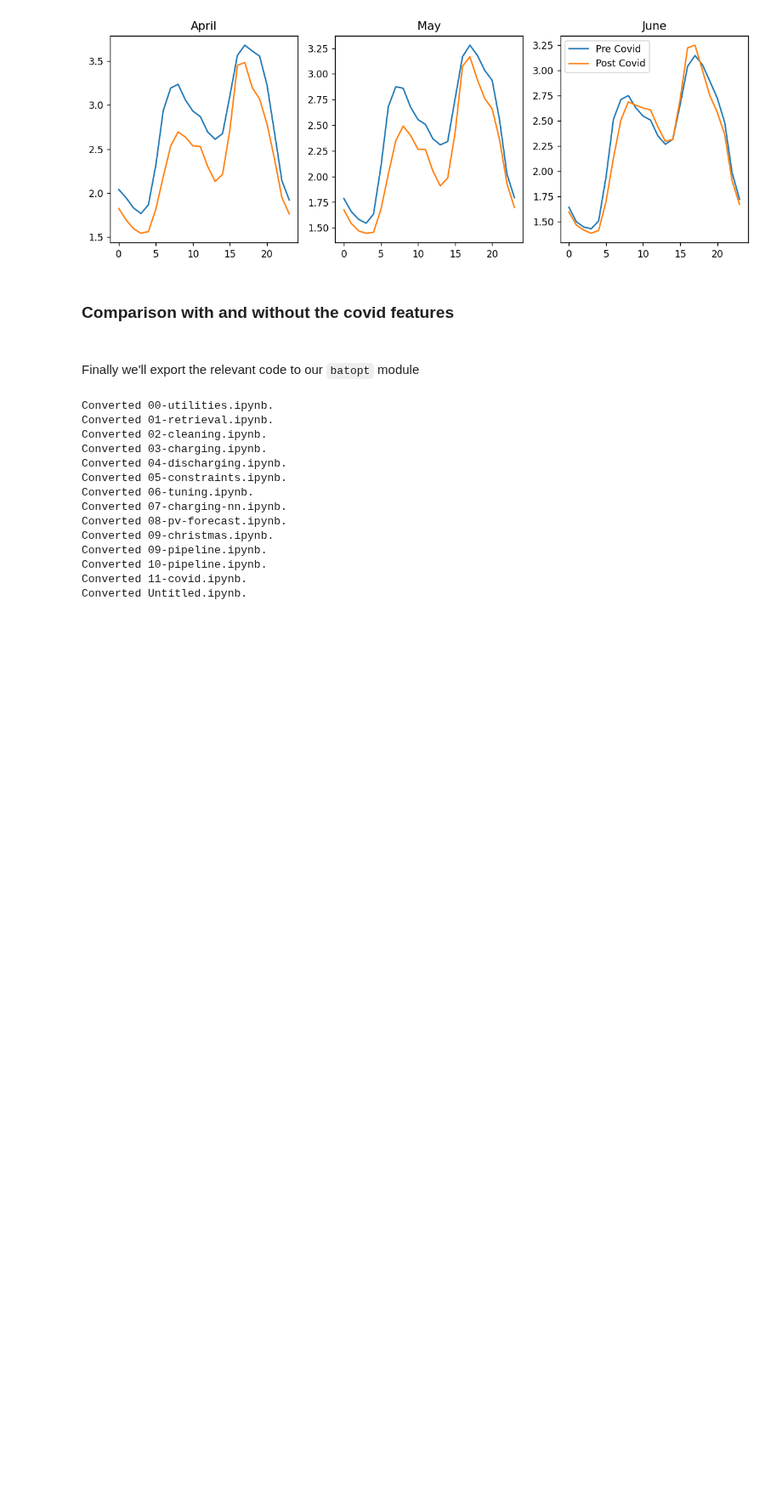
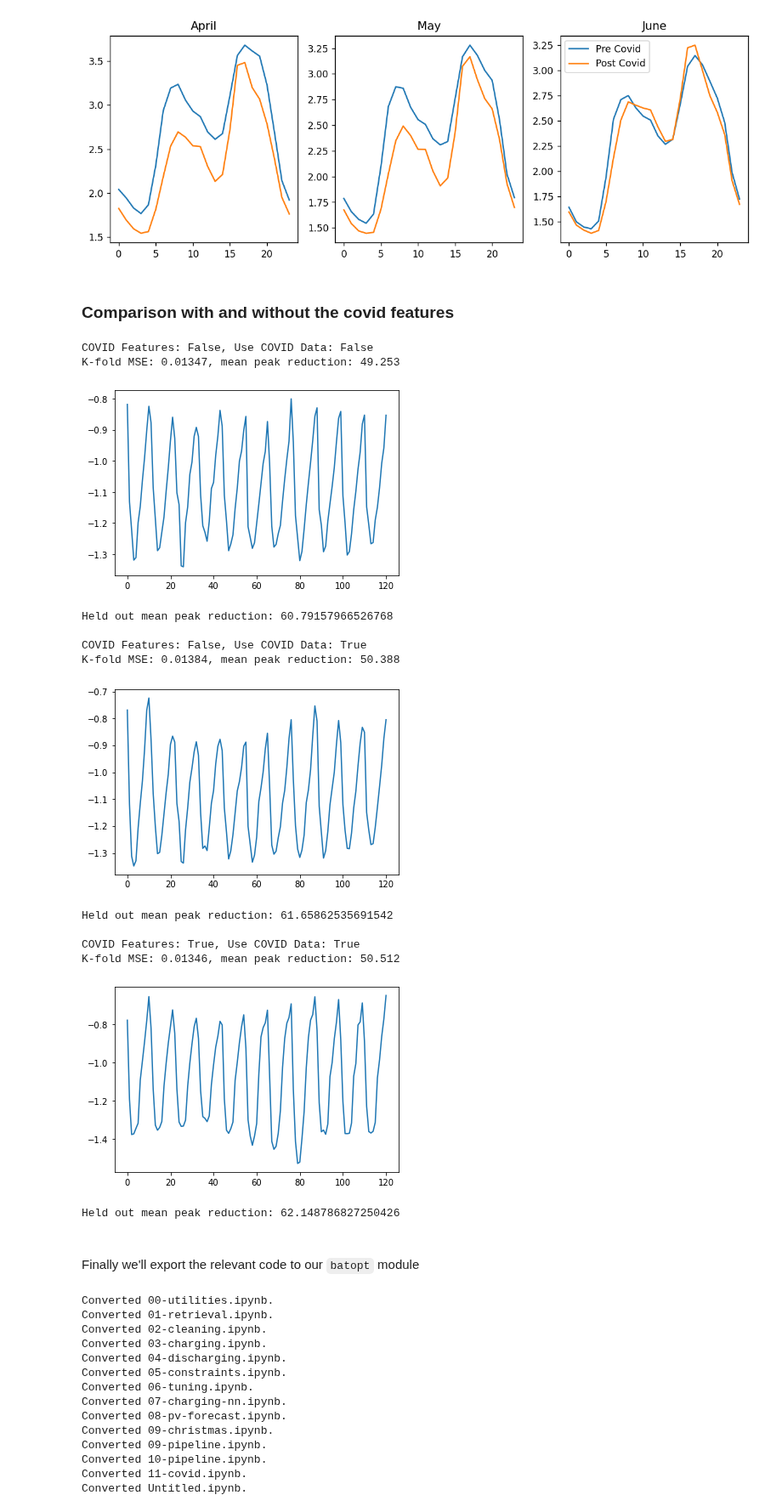
Before and after one commit to AyrtonB/WPD-DS-Challenge, a Jupyter notebook: nbs/11-covid.ipynb, the cells around one changed output. Shown at 85% size. Drawn from its saved outputs; the diff is of its cells as text; code cells hidden in the pictures; blank space fills up the shorter version.

Commit message:
added initial covid analysis; features for indicating covid
Former-commit-id: f264b5ae2d85c589d228cf71b4741a16a0202b54 [formerly 6ac0e700e6bd2a7d49b62b14cc7331ecb46ee753]
Former-commit-id: 5dd57ae71c6c08fd5ffe52b6b89c3c4d705d1667

```diff
--- a/nbs/11-covid.ipynb
+++ b/nbs/11-covid.ipynb
@@ -109,52 +109,69 @@ plt.show()
 # %%
 start_of_test_period = '2020-06-22'
 discharge_model = RandomForestRegressor()
+rerun = False
 
 s_demand = clean.load_training_dataset(intermediate_data_dir, 'demand')['demand_MW']
 
 discharge_x, discharge_y = discharge.prepare_training_input_data(intermediate_data_dir, covid=True)
 
-for COVID_FEATURES in [False, True]:
-    for USE_COVID_DATA in [False, True]:
+if rerun:
+    for COVID_FEATURES in [False, True]: # Use the variables relating to covid: should have `covid` in the name
+        for USE_COVID_DATA in [False, True]: # Whether to completely omit the data from the covid period...
 
-        if COVID_FEATURES and not USE_COVID_DATA:
-            continue
+            if COVID_FEATURES and not USE_COVID_DATA:
+                continue
 
-        discharge_x_train, discharge_x_test = tuning.get_train_test(discharge_x, start_of_test_period)
-        discharge_y_train, discharge_y_test = tuning.get_train_test(discharge_y, start_of_test_period)
+            discharge_x_train, discharge_x_test = tuning.get_train_test(discharge_x, start_of_test_period)
+            discharge_y_train, discharge_y_test = tuning.get_train_test(discharge_y, start_of_test_period)
 
-        if not COVID_FEATURES:
-            covid_cols = [c for c in discharge_x_train.columns if 'covid' in c]
-            discharge_x_train = discharge_x_train.drop(covid_cols, axis=1)
-            discharge_x_test = discharge_x_test.drop(covid_cols, axis=1)
+            if not COVID_FEATURES:
+                covid_cols = [c for c in discharge_x_train.columns if 'covid' in c]
+                discharge_x_train = discharge_x_train.drop(covid_cols, axis=1)
+                discharge_x_test = discharge_x_test.drop(covid_cols, axis=1)
 
-        if USE_COVID_DATA is False:
-            discharge_x_train = discharge_x_train[discharge_x_train.index.date < pd.to_datetime(covid_start_date)]
-            discharge_y_train = discharge_y_train[discharge_y_train.index.date < pd.to_datetime(covid_start_date)]
+            if USE_COVID_DATA is False:
+                discharge_x_train = discharge_x_train[discharge_x_train.index.date < pd.to_datetime(covid_start_date)]
+                discharge_y_train = discharge_y_train[discharge_y_train.index.date < pd.to_datetime(covid_start_date)]
 
-        # K-fold predictions
-        df_pred = clean.generate_kfold_preds(discharge_x_train.values, discharge_y_train.values, model=discharge_model)
-        df_pred['diff'] = df_pred.true - df_pred.pred
-        df_pred.index = discharge_x_train.index
-        mse = np.mean(np.square(df_pred['diff']))
+            # K-fold predictions
+            df_pred = clean.generate_kfold_preds(discharge_x_train.values, discharge_y_train.values, model=discharge_model)
+            df_pred['diff'] = df_pred.true - df_pred.pred
+            df_pred.index = discharge_x_train.index
+            mse = np.mean(np.square(df_pred['diff']))
 
-        s_pct_peak_reduction = tuning.calculate_pct_peak_reduction_s(df_pred.pred, s_demand)
-        mean_peak_reduction = s_pct_peak_reduction.mean()
+            s_pct_peak_reduction = tuning.calculate_pct_peak_reduction_s(df_pred.pred, s_demand)
+            mean_peak_reduction = s_pct_peak_reduction.mean()
 
-        print("COVID Features: {}, Use COVID Data: {}".format(COVID_FEATURES, USE_COVID_DATA))
-        print("K-fold MSE: {:.5f}, mean peak reduction: {:.3f}".format(mse, mean_peak_reduction))
+            print("COVID Features: {}, Use COVID Data: {}".format(COVID_FEATURES, USE_COVID_DATA))
+            print("K-fold MSE: {:.5f}, mean peak reduction: {:.3f}".format(mse, mean_peak_reduction))
 
-        # Held out version
-        discharge_model.fit(discharge_x_train, discharge_y_train)
-        discharge_y_pred = pd.Series(discharge_model.predict(discharge_x_test), index=discharge_x_test.index)
-        s_pct_peak_reduction = tuning.calculate_pct_peak_reduction_s(discharge_y_pred, s_demand)
-        mean_peak_reduction = s_pct_peak_reduction.mean()
+            # Held out version
+            discharge_model.fit(discharge_x_train, discharge_y_train)
+            discharge_y_pred = pd.Series(discharge_model.predict(discharge_x_test), index=discharge_x_test.index)
+            s_pct_peak_reduction = tuning.calculate_pct_peak_reduction_s(discharge_y_pred, s_demand)
+            mean_peak_reduction = s_pct_peak_reduction.mean()
 
-        plt.plot(discharge_y_pred)
-        plt.show()
+            plt.plot(discharge_y_pred.values)
+            plt.show()
 
-        print("Held out mean peak reduction: {}".format(mean_peak_reduction))
-        print()
+            print("Held out mean peak reduction: {}".format(mean_peak_reduction))
+            print()
+# %% [output]
+COVID Features: False, Use COVID Data: False
+K-fold MSE: 0.01347, mean peak reduction: 49.253
+[figure, added]
+Held out mean peak reduction: 60.79157966526768
+
+COVID Features: False, Use COVID Data: True
+K-fold MSE: 0.01384, mean peak reduction: 50.388
+[figure, added]
+Held out mean peak reduction: 61.65862535691542
+
+COVID Features: True, Use COVID Data: True
+K-fold MSE: 0.01346, mean peak reduction: 50.512
+[figure, added]
+Held out mean peak reduction: 62.148786827250426
 # %%
 discharge_rf = RandomForestRegressor()
 
```
